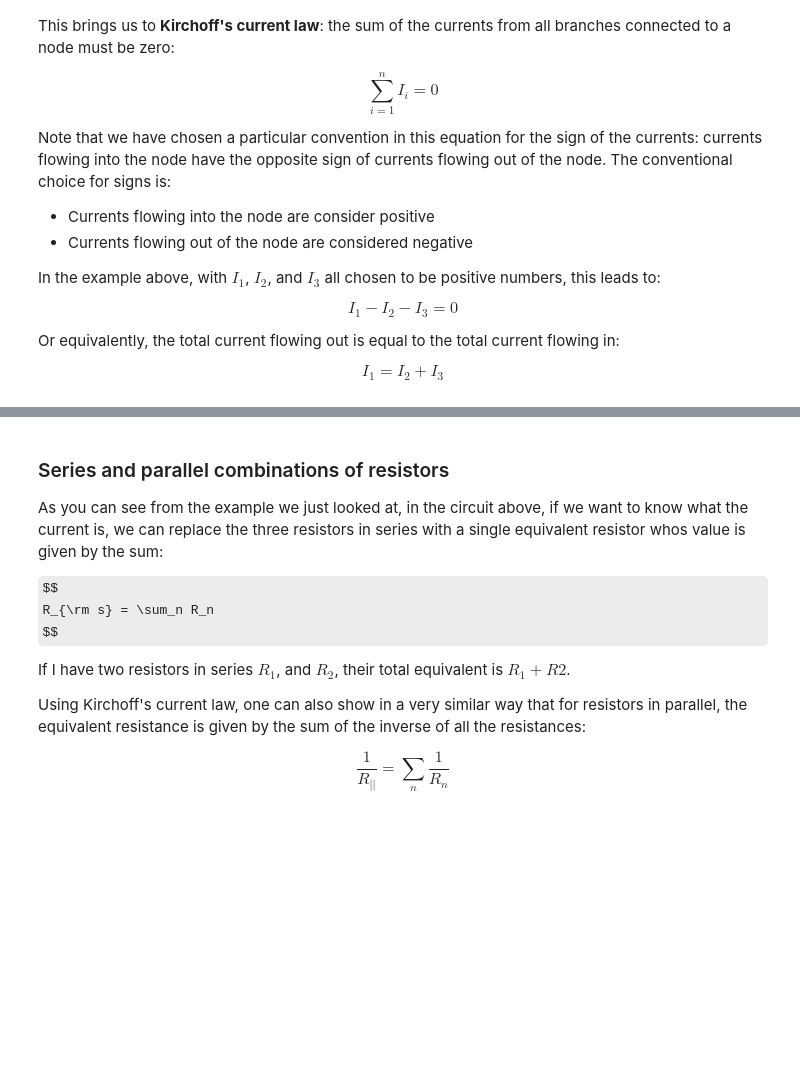
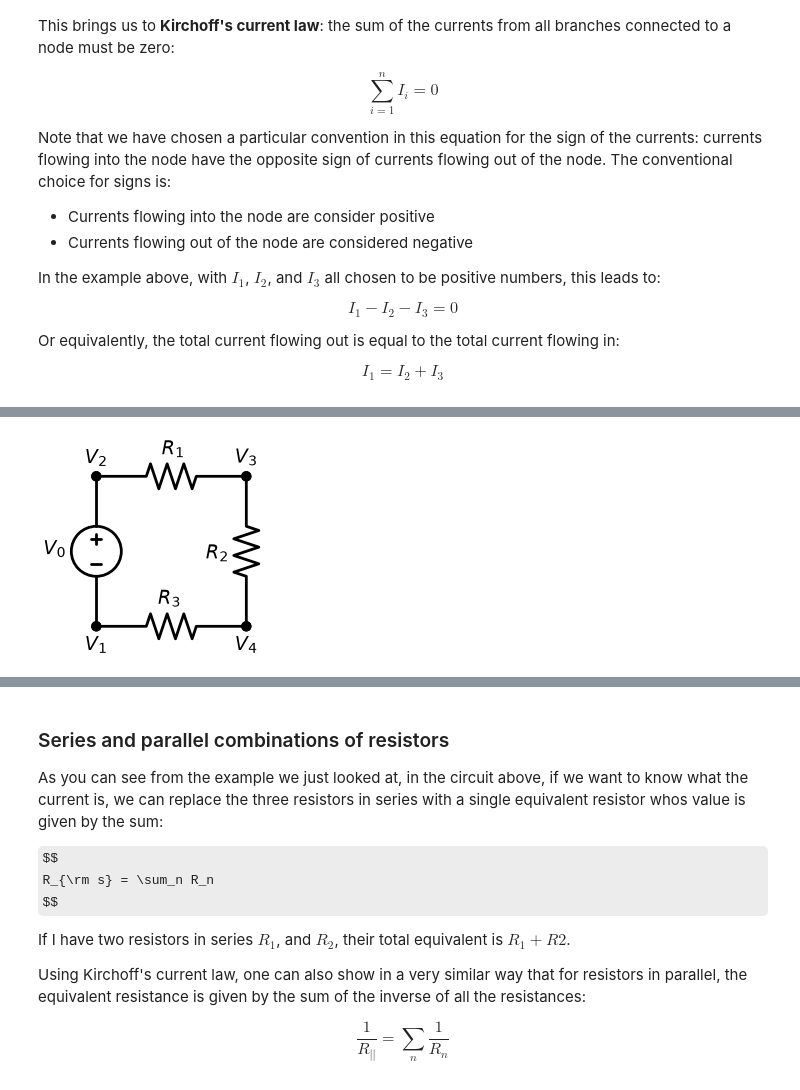
Before and after one commit to gsteele13/cei, a Jupyter notebook: content/Lecture1.ipynb, the cells around one changed output, grey strips where cells are left out. Saved outputs shown, nothing was run; the diff lists cells and outputs as text; code cells hidden in the pictures; some formulas as TeX source; blank space fills up the shorter version.

```diff
--- a/content/Lecture1.ipynb
+++ b/content/Lecture1.ipynb
@@ -292,0 +252,21 @@ $$
+# %%
+:tag: hide-input
+:class: centered-output
+
+import schemdraw
+import schemdraw.elements as elm
+from IPython.display import SVG, display
+import io
+
+with schemdraw.Drawing() as d:
+    # To do: add node labels!!!! and a circulating arrow
+    R1 = elm.Resistor().dot().label("$R_1$")
+    R2 = elm.Resistor().down().dot().label("$R_2$")
+    R3 = elm.Resistor().left().dot().label("$R_3$")
+    S = elm.SourceV().up().dot().label("$V_0$")
+    d.add(elm.Dot().at(R1.start).label('$V_2$', loc='top'))
+    d.add(elm.Dot().at(R1.end).label('$V_3$', loc='top'))
+    d.add(elm.Dot().at(R3.start).label('$V_4$', loc='bottom'))
+    d.add(elm.Dot().at(R3.end).label('$V_1$', loc='bottom'))
+# %% [output]
+[figure, added]
```
Also changed, not shown: parts of 24 cells of this notebook, 1 other file.
